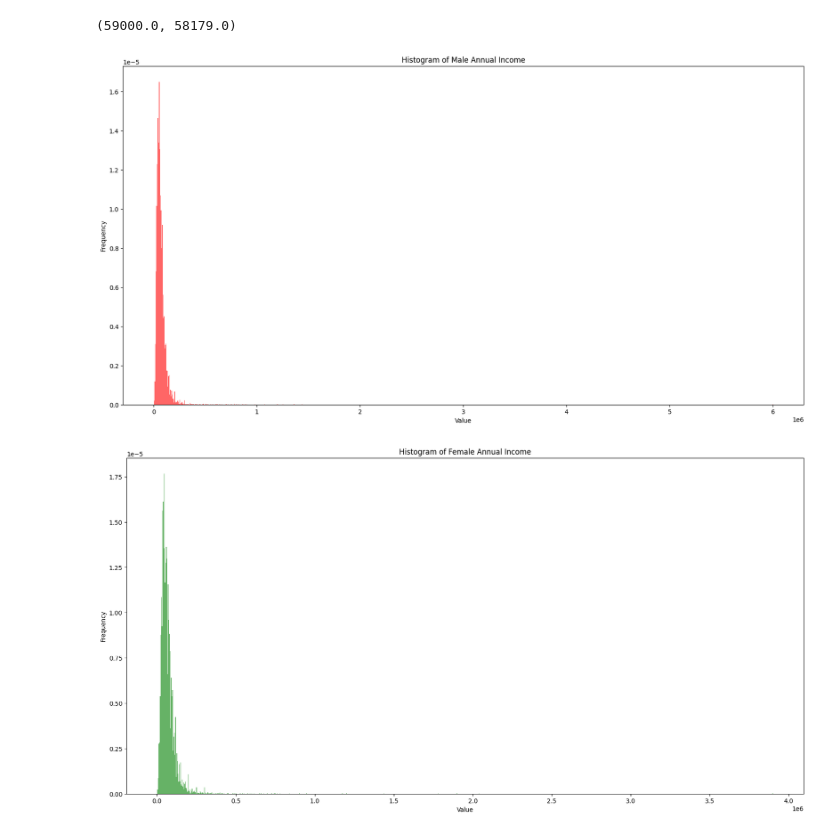
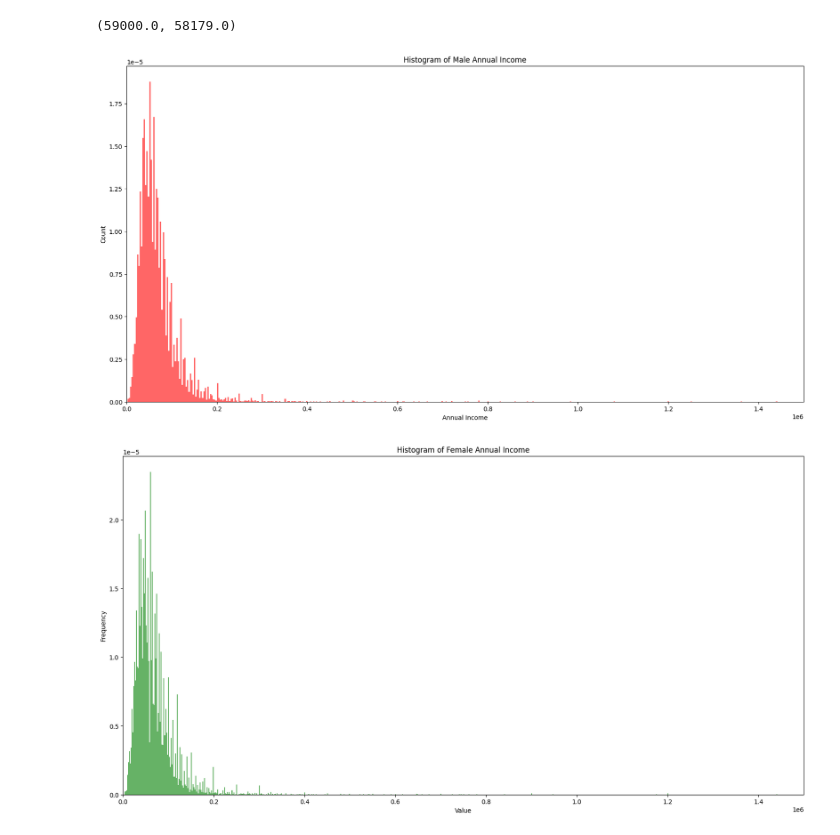
Before and after one commit to unnati026/JPMC-Case-Study, a Jupyter notebook: eda.ipynb, the cells around one changed output. Drawn from its saved outputs; the diff is of its cells as text; code cells hidden in the pictures.

```diff
--- a/eda.ipynb
+++ b/eda.ipynb
@@ -111,7 +188,7 @@ df.head()
 # %%
 df = df.replace(['Current', 'Fully Paid', 'Does not meet the credit policy. Status:Fully Paid', 'Charged Off', 'In Grace Period',
                  'Late (31-120 days)', 'Late (16-30 days)', 'Does not meet the credit policy. Status:Charged Off', 'Default'],
-                 [1, 0, 2, 8, 3, 5, 4, 6, 7])
+                 [2, 0, 1, 8, 3, 5, 4, 6, 7])
 # %%
 # assuming that those who did not specify their working duration, have been working for less than a year
 df['emp_length'] = df['emp_length'].fillna(0)
@@ -496,25 +574,27 @@ np.median(male_data), np.median(female_data)
 # Plot histogram
 plt.figure(figsize=(20, 10))
 
-plt.hist(male_data, bins=1000, density=True, alpha=0.6, color='r')
+plt.hist(male_data, bins=2000, density=True, alpha=0.6, color='r')
 plt.title('Histogram of Male Annual Income')
-plt.xlabel('Value')
-plt.ylabel('Frequency')
+plt.xlim(0,1.5*1e6)
+plt.xlabel('Annual Income')
+plt.ylabel('Count')
 
 # Show the plot
 plt.show()
 # %% [output]
-[figure, old version]
+[figure, new version]
 # %%
 # Plot histogram
 plt.figure(figsize=(20, 10))
 
-plt.hist(female_data, bins=1000, density=True, alpha=0.6, color='g')
+plt.hist(female_data, bins=2000, density=True, alpha=0.6, color='g')
+plt.xlim(0,1.5*1e6)
 plt.title('Histogram of Female Annual Income')
 plt.xlabel('Value')
 plt.ylabel('Frequency')
 
 # Show the plot
 plt.show()
 # %% [output]
-[figure, old version]
+[figure, new version]
```
Also changed, not shown: parts of 19 cells of this notebook, 10 other files.
